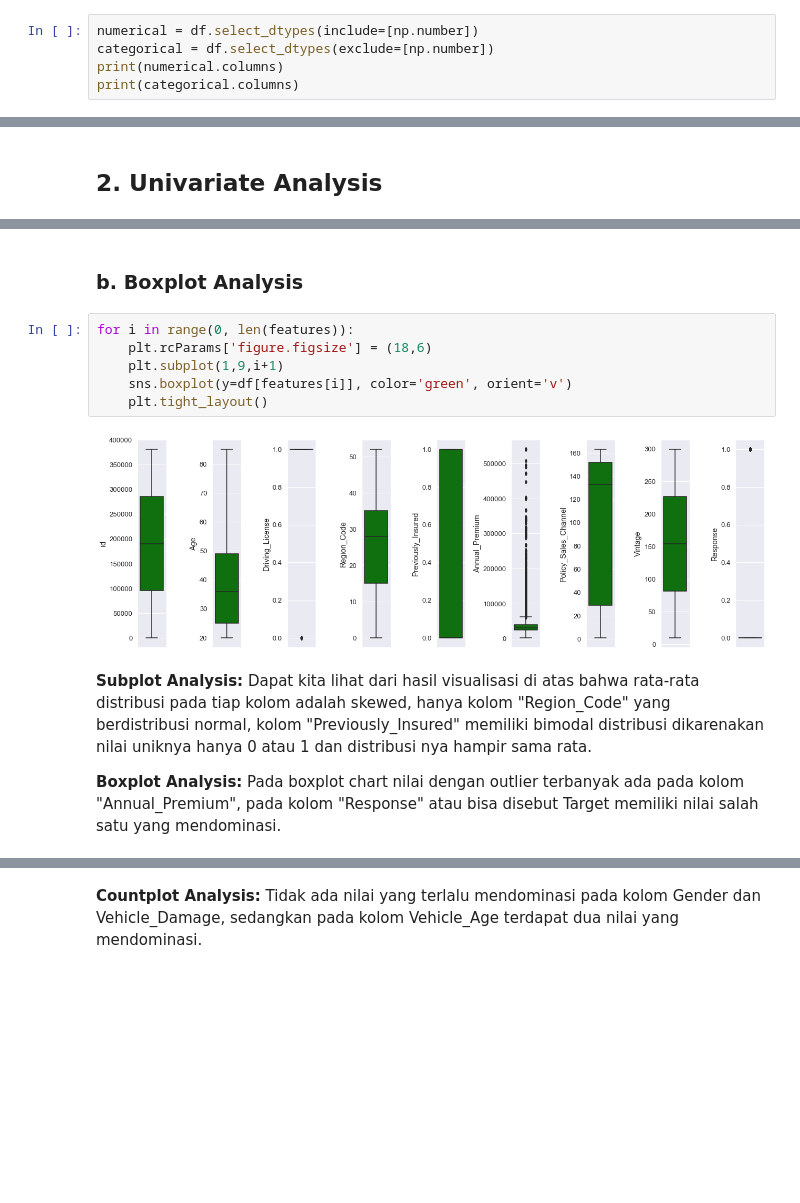
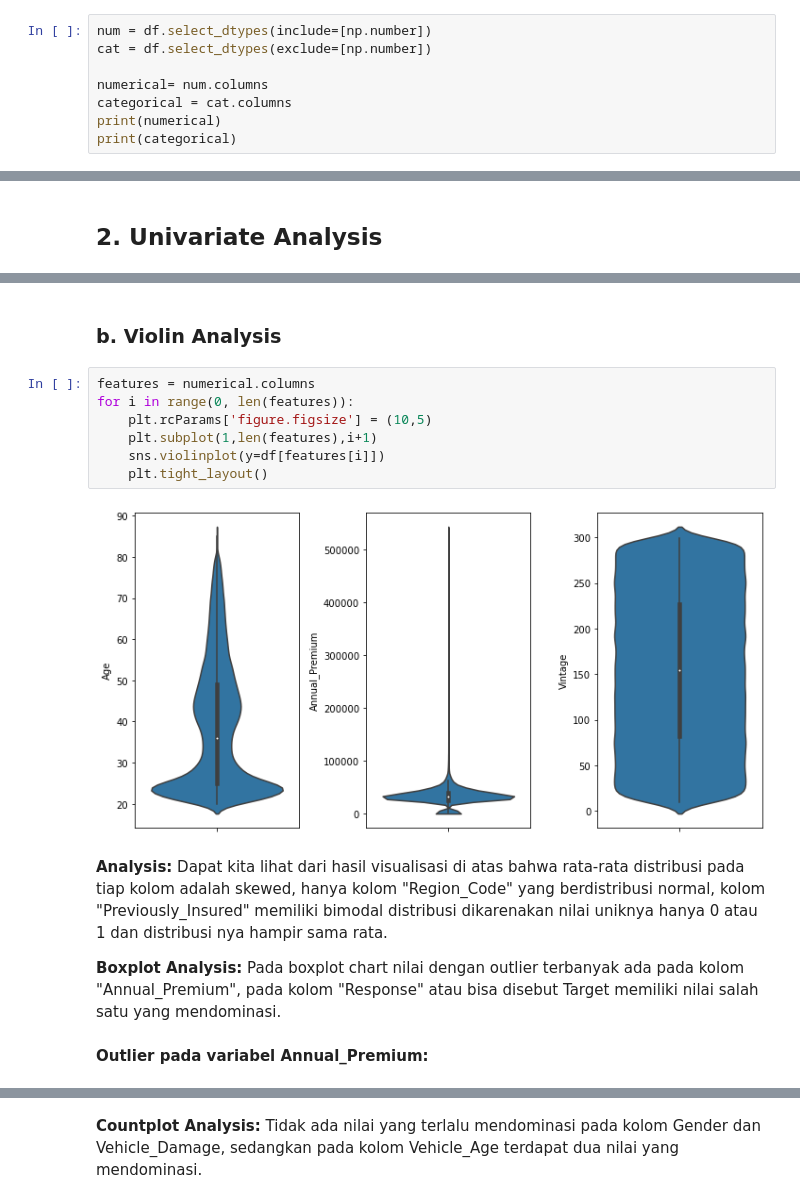
Before and after one commit to anggitask/Hello_Sigma, a Jupyter notebook: FinPro Sigma EDA.ipynb, the cells around one changed output, grey strips where cells are left out. Saved outputs shown, nothing was run; the diff lists cells and outputs as text; blank space fills up the shorter version.

Commit message:
Analisis dan visualisasi Insight Business, edit beberapa plot yang kurang sesuai (boxplot to violionplot), menampilkan jumlah outlier pada Variabel Annual_Premium

```diff
--- a/FinPro Sigma EDA.ipynb
+++ b/FinPro Sigma EDA.ipynb
@@ -176,10 +176,13 @@ Sedangkan pada kolom "Vehicle_Age" dominasi ada pada nilai "1-2 Year" dan "< 1 Y
 # %% [markdown]
 **Separating Categorical & Numerical Columns**
 # %%
-numerical = df.select_dtypes(include=[np.number])
-categorical = df.select_dtypes(exclude=[np.number])
-print(numerical.columns)
-print(categorical.columns)
+num = df.select_dtypes(include=[np.number])
+cat = df.select_dtypes(exclude=[np.number])
+
+numerical= num.columns
+categorical = cat.columns
+print(numerical)
+print(categorical)
 # %% [output]
 Index(['Age', 'Annual_Premium', 'Vintage'], dtype='object')
 Index(['id', 'Gender', 'Driving_License', 'Region_Code', 'Previously_Insured',
@@ -202,16 +205,19 @@ for i in range(0, len(features)):
 # %% [markdown]
-### b. Boxplot Analysis
+### b. Violin Analysis
 # %%
+features = numerical.columns
 for i in range(0, len(features)):
-    plt.rcParams['figure.figsize'] = (18,6)
-    plt.subplot(1,9,i+1)
-    sns.boxplot(y=df[features[i]], color='green', orient='v')
+    plt.rcParams['figure.figsize'] = (10,5)
+    plt.subplot(1,len(features),i+1)
+    sns.violinplot(y=df[features[i]])
     plt.tight_layout()
 # %% [output]
-[figure, old version]
+[figure, new version]
 # %% [markdown]
-**Subplot Analysis:**
+**Analysis:**
 Dapat kita lihat dari hasil visualisasi di atas bahwa rata-rata distribusi pada tiap kolom adalah skewed, hanya kolom "Region_Code" yang berdistribusi normal, kolom "Previously_Insured" memiliki bimodal distribusi dikarenakan nilai uniknya hanya 0 atau 1 dan distribusi nya hampir sama rata.
 
 **Boxplot Analysis:**
 Pada boxplot chart nilai dengan outlier terbanyak ada pada kolom "Annual_Premium", pada kolom "Response" atau bisa disebut Target memiliki nilai salah satu yang mendominasi.
+# %% [markdown]
+**Outlier pada variabel Annual_Premium:**
```
Also changed, not shown: parts of 17 cells of this notebook.
